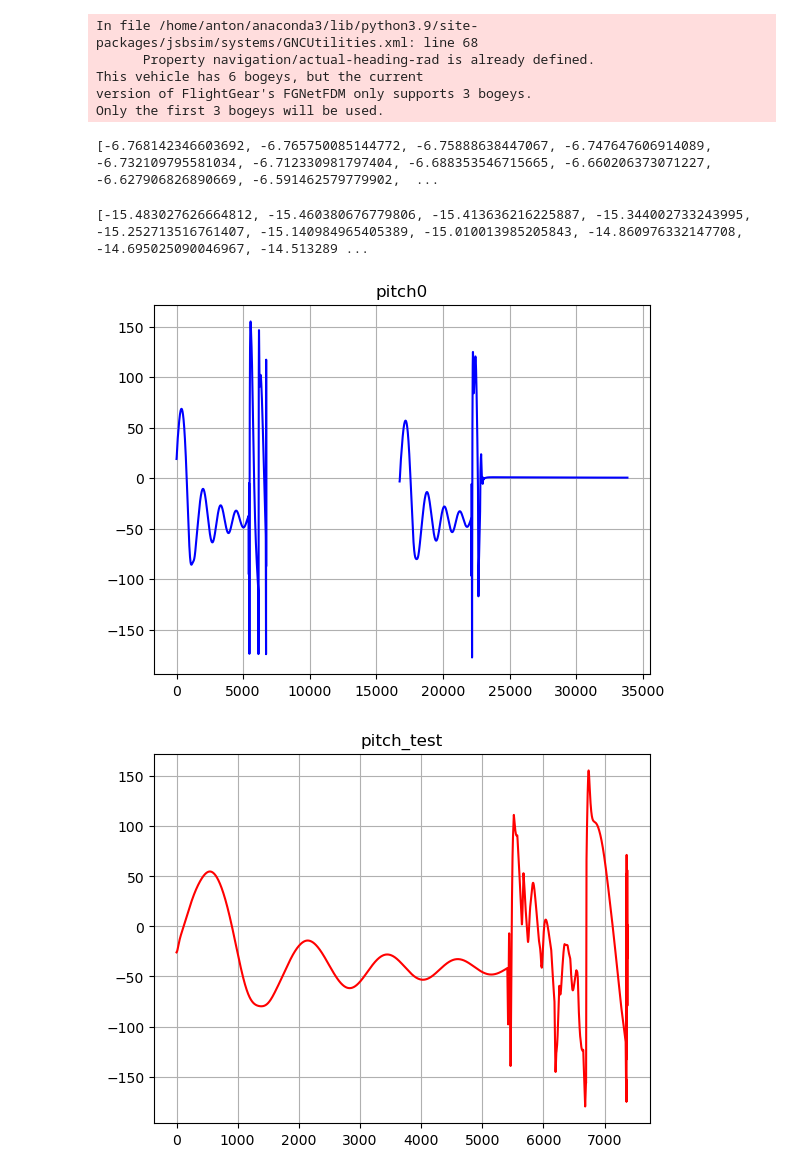
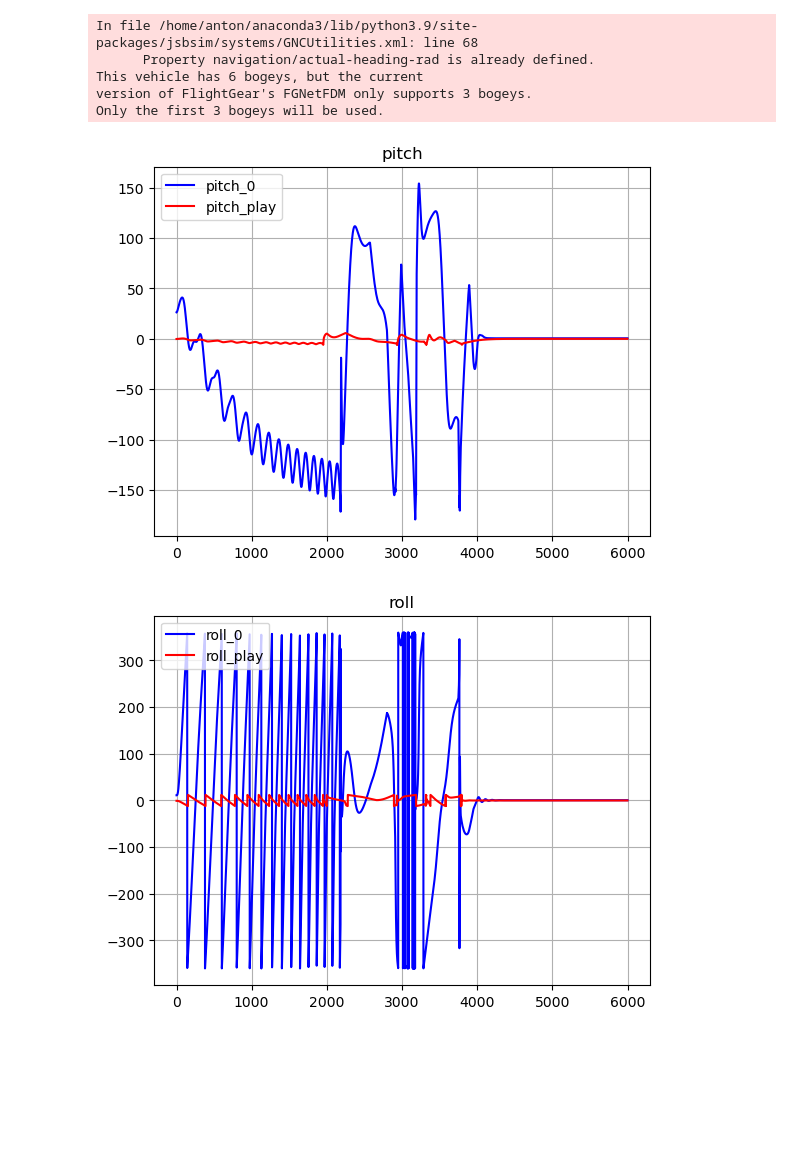
Before and after one commit to PotapovAnton-gif/Th_of_mgnmt, a Jupyter notebook: solve.ipynb, the cells around one changed output. Cells and saved outputs as stored; diff of their text form; code cells hidden in the pictures; blank space fills up the shorter version.

```diff
--- a/solve.ipynb
+++ b/solve.ipynb
@@ -105,11 +105,10 @@ class Actions:
         return self.Get_state()
 
     def change_roll(self, angle:float):
-        self.fdm["fcs/elevator-pos-rad"] += angle
+        self.fdm["fcs/aileron-cmd-norm"] += angle
 
     def change_pitch(self, angle:float):
-        self.fdm["fcs/right-aileron-pos-rad"] += angle
-        self.fdm["fcs/left-aileron-pos-rad"] +=angle
+        self.fdm["fcs/elevator-cmd-norm"] += angle
 
     def Get_roll(self):
         return self.fdm["attitude/roll-rad"] * 180*2/pi
@@ -335,7 +334,9 @@ import time
 acts.Reset()
 pitch = []
 roll = []
+counter = 0
 while acts.fdm.run():
+    counter += 1
     roll.append(acts.Get_roll())
     pitch.append(acts.Get_pitch())
     action = qlearn.Play()
@@ -351,42 +352,24 @@ In file /home/anton/anaconda3/lib/python3.9/site-packages/jsbsim/systems/GNCUtil
 This vehicle has 6 bogeys, but the current
 version of FlightGear's FGNetFDM only supports 3 bogeys.
 Only the first 3 bogeys will be used.
-# %%
-print(roll_0)
-# %% [output]
-[-6.768142346603692, -6.765750085144772, -6.75888638447067, -6.747647606914089, -6.732109795581034, -6.712330981797404, -6.688353546715665, -6.660206373071227, -6.627906826890669, -6.591462579779902,  ...
-# %%
-print(pitch_0)
-# %% [output]
-[-15.483027626664812, -15.460380676779806, -15.413636216225887, -15.344002733243995, -15.252713516761407, -15.140984965405389, -15.010013985205843, -14.860976332147708, -14.695025090046967, -14.513289 ...
 # %%
 import matplotlib.pyplot as plt
 
-colors = ["b", "g", "r"]
-
 plt.figure(1)
-plt.plot(np.arange(len(pitch_0)), pitch_0, c='b')
-plt.title("pitch0")
+plt.plot(np.arange(len(pitch_0)), pitch_0, c='b', label="pitch_0")
+plt.plot(np.arange(len(pitch)), pitch, c='r', label="pitch_play")
+plt.title("pitch")
+plt.legend(loc='upper left')
 plt.grid()
 plt.show()
 
 plt.figure(2)
-plt.plot(np.arange(len(pitch)), pitch, c='r')
-plt.title("pitch_test")
+plt.plot(np.arange(len(roll_0)), roll_0, c='b', label="roll_0")
+plt.plot(np.arange(len(roll)), roll, c='r', label="roll_play")
+plt.legend(loc='upper left')
+plt.title("roll")
 plt.grid()
 plt.show()
-
-plt.figure(3)
-plt.plot(np.arange(len(roll_0)), roll_0, c='b')
-plt.title("roll0")
-plt.grid()
-plt.show()
-
-plt.figure(4)
-plt.plot(np.arange(len(roll)), roll, c='r')
-plt.title("roll_test")
-plt.grid()
-plt.show()
 # %% [output]
-[figure, old version]
+[figure, new version]
-[figure, old version]
+[figure, new version]
```
Also changed, not shown: parts of 2 cells of this notebook.
